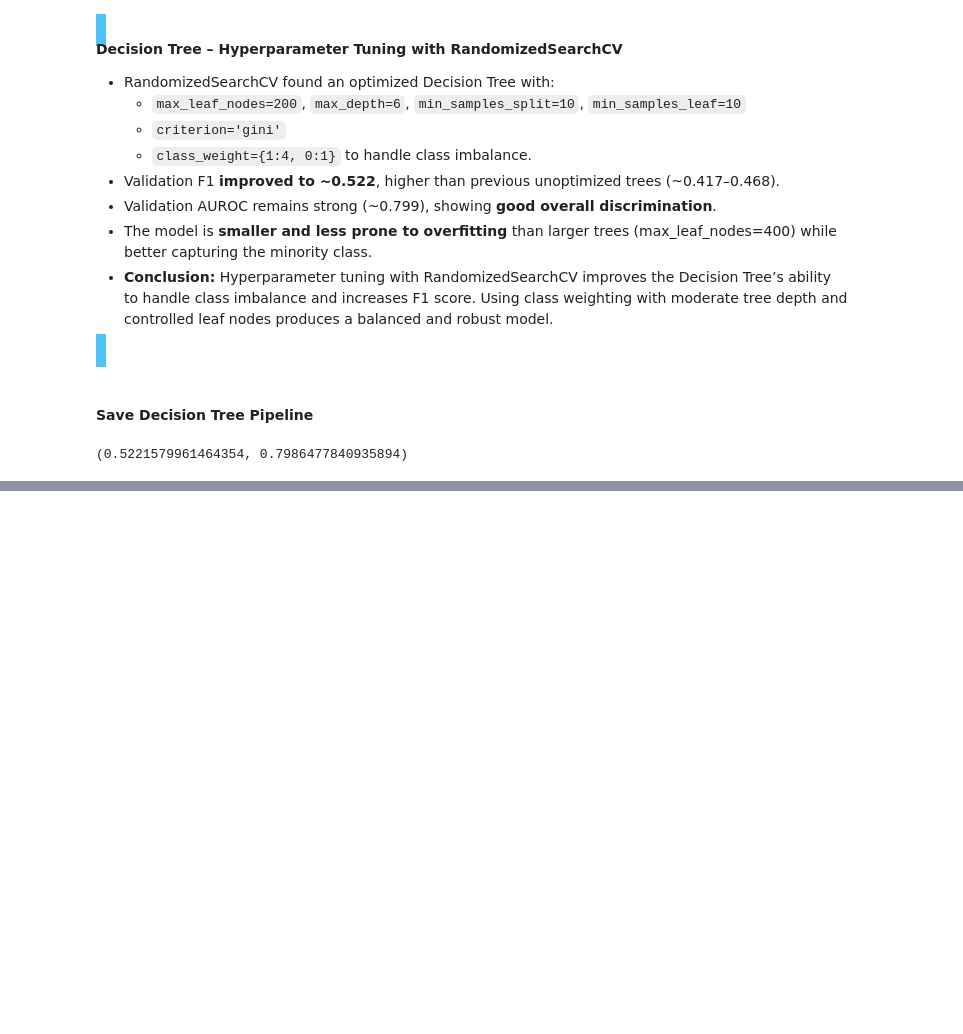
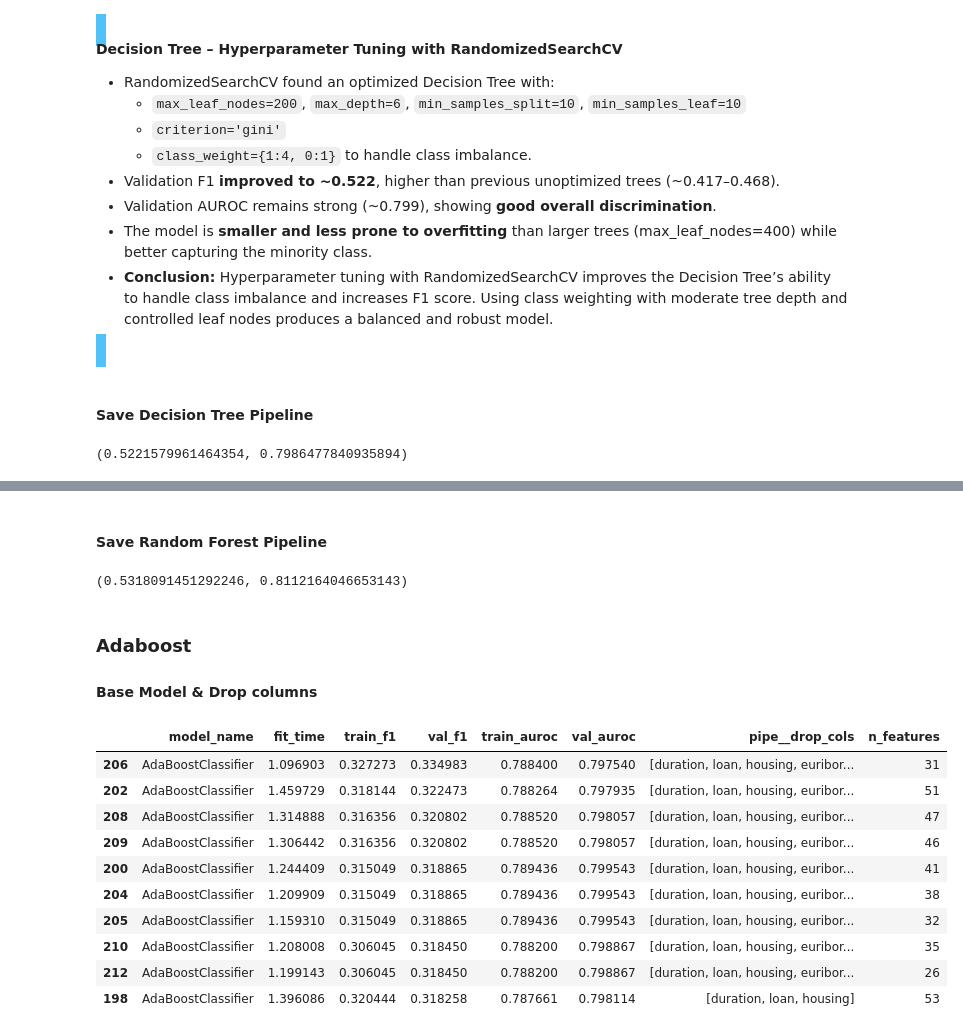
Before and after one commit to Maxstef/bank-deposit-prediction, a Jupyter notebook: notebooks/03_modeling.ipynb, the cells around one changed output, grey strips where cells are left out. Drawn from its saved outputs; the diff is of its cells as text; code cells hidden in the pictures; blank space fills up the shorter version.

```diff
--- a/notebooks/03_modeling.ipynb
+++ b/notebooks/03_modeling.ipynb
@@ -1275,0 +1543,13 @@ smoke_test_saved_model(dt_pipeline_name)
+# %% [markdown]
+#### Save Random Forest Pipeline
+# %%
+rf_pipeline_name = "random_forest_model_pipeline.joblib"
+
+save_to_models(final_pipeline_rf, rf_pipeline_name)
+
+smoke_test_saved_model(rf_pipeline_name)
+# %% [output]
+(0.5318091451292246, 0.8112164046653143)
+# %% [markdown]
+### Adaboost
+#### Base Model & Drop columns
@@ -1275,0 +1566,17 @@ smoke_test_saved_model(dt_pipeline_name)
+# %%
+show_results_df(
+    model_name="AdaBoostClassifier",
+    show_cols=["model_name", "fit_time", "train_f1", "val_f1", "train_auroc", "val_auroc", "pipe__drop_cols", "n_features"],
+)
+# %% [output]
+|  | model_name | fit_time | train_f1 | val_f1 | train_auroc | val_auroc | pipe__drop_cols | n_features |
+| 206 | AdaBoostClassifier | 1.096903 | 0.327273 | 0.334983 | 0.788400 | 0.797540 | [duration, loan, housing, euribor... | 31 |
+| 202 | AdaBoostClassifier | 1.459729 | 0.318144 | 0.322473 | 0.788264 | 0.797935 | [duration, loan, housing, euribor... | 51 |
+| 208 | AdaBoostClassifier | 1.314888 | 0.316356 | 0.320802 | 0.788520 | 0.798057 | [duration, loan, housing, euribor... | 47 |
+| 209 | AdaBoostClassifier | 1.306442 | 0.316356 | 0.320802 | 0.788520 | 0.798057 | [duration, loan, housing, euribor... | 46 |
+| 200 | AdaBoostClassifier | 1.244409 | 0.315049 | 0.318865 | 0.789436 | 0.799543 | [duration, loan, housing, euribor... | 41 |
+| 204 | AdaBoostClassifier | 1.209909 | 0.315049 | 0.318865 | 0.789436 | 0.799543 | [duration, loan, housing, euribor... | 38 |
+| 205 | AdaBoostClassifier | 1.159310 | 0.315049 | 0.318865 | 0.789436 | 0.799543 | [duration, loan, housing, euribor... | 32 |
+| 210 | AdaBoostClassifier | 1.208008 | 0.306045 | 0.318450 | 0.788200 | 0.798867 | [duration, loan, housing, euribor... | 35 |
+| 212 | AdaBoostClassifier | 1.199143 | 0.306045 | 0.318450 | 0.788200 | 0.798867 | [duration, loan, housing, euribor... | 26 |
+| 198 | AdaBoostClassifier | 1.396086 | 0.320444 | 0.318258 | 0.787661 | 0.798114 | [duration, loan, housing] | 53 |
```
Also changed, not shown: parts of 25 cells of this notebook, 3 other files.
